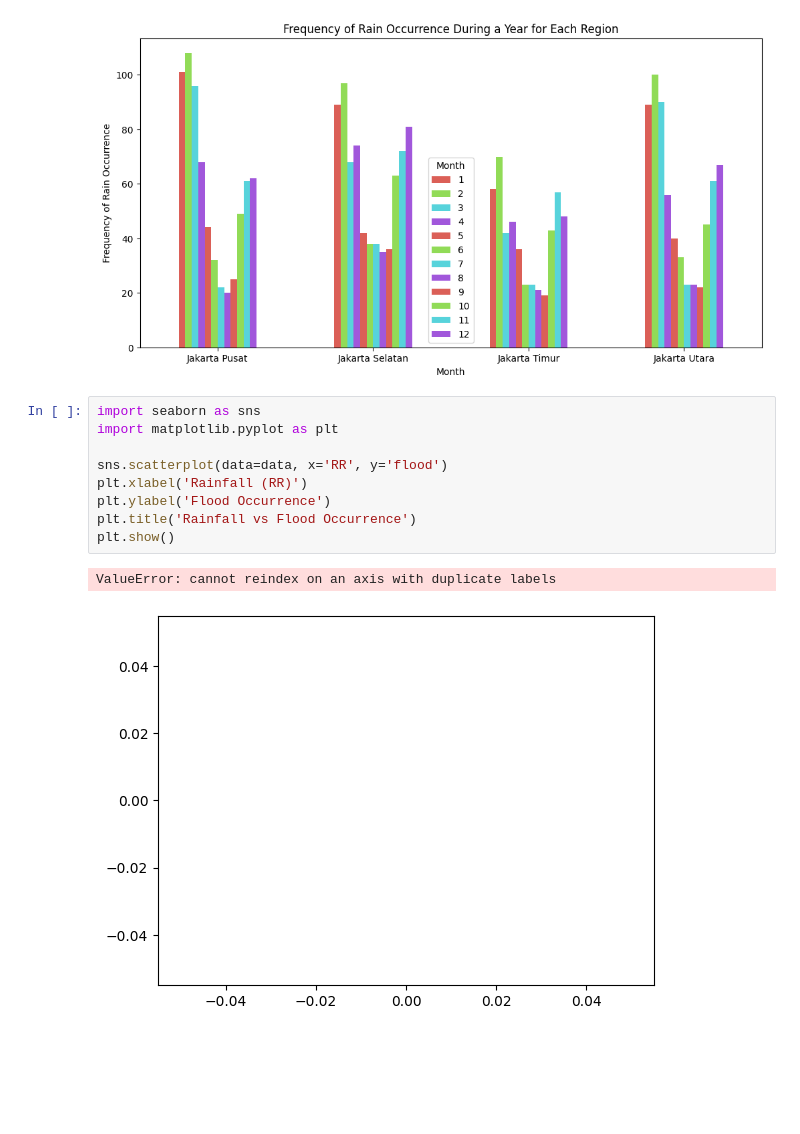
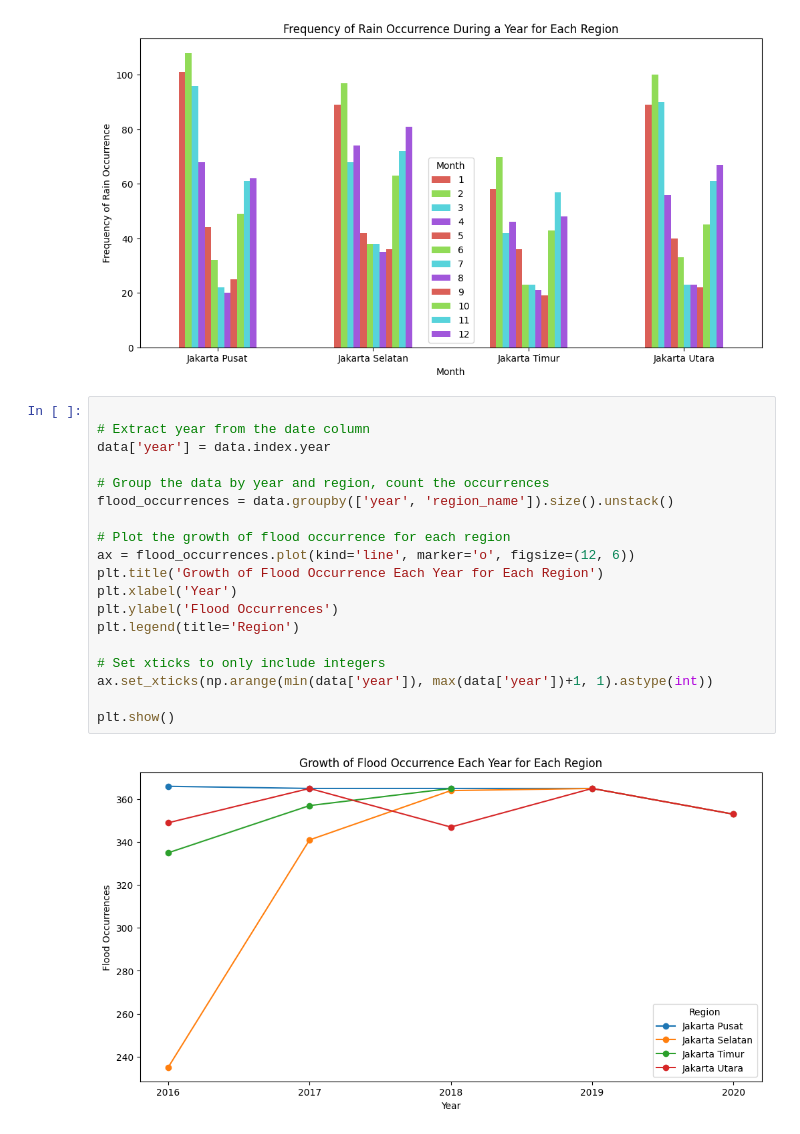
Before and after one commit to noskillnochilll/Banjir-2, a Jupyter notebook: tes.ipynb, the cells around one changed output. Cells and saved outputs as stored; diff of their text form; blank space fills up the shorter version.

```diff
--- a/tes.ipynb
+++ b/tes.ipynb
@@ -359,15 +359,24 @@ plt.xticks(rotation=0)
 plt.show()
 # %% [output]
 [figure]
-# %%
-import seaborn as sns
-import matplotlib.pyplot as plt
-
-sns.scatterplot(data=data, x='RR', y='flood')
-plt.xlabel('Rainfall (RR)')
-plt.ylabel('Flood Occurrence')
-plt.title('Rainfall vs Flood Occurrence')
-plt.show()
-# %% [output]
-ValueError: cannot reindex on an axis with duplicate labels
-[figure, removed]
+# %%
+
+# Extract year from the date column
+data['year'] = data.index.year
+
+# Group the data by year and region, count the occurrences
+flood_occurrences = data.groupby(['year', 'region_name']).size().unstack()
+
+# Plot the growth of flood occurrence for each region
+ax = flood_occurrences.plot(kind='line', marker='o', figsize=(12, 6))
+plt.title('Growth of Flood Occurrence Each Year for Each Region')
+plt.xlabel('Year')
+plt.ylabel('Flood Occurrences')
+plt.legend(title='Region')
+
+# Set xticks to only include integers
+ax.set_xticks(np.arange(min(data['year']), max(data['year'])+1, 1).astype(int))
+
+plt.show()
+# %% [output]
+[figure, added]
```
